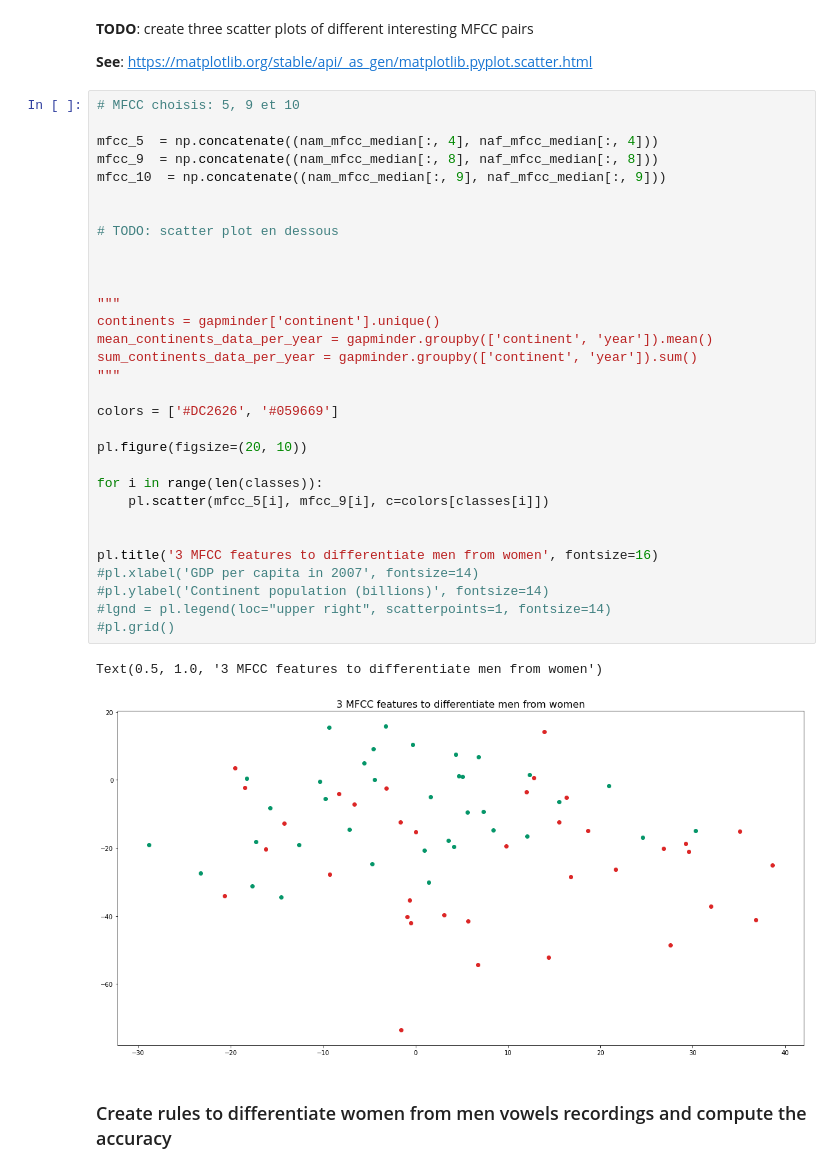
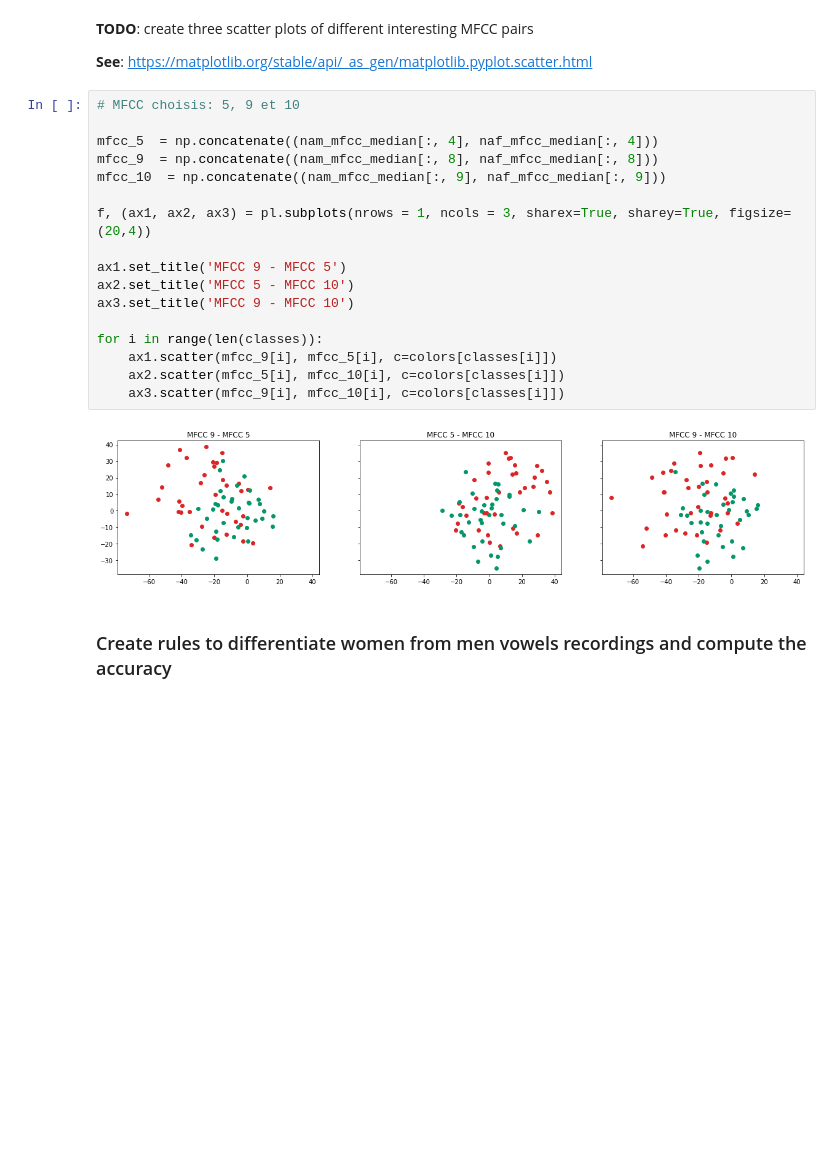
Before and after one commit to heig-vkaelin/arn, a Jupyter notebook: pw1/ARN_PW1.ipynb, the cells around one changed output. Cells and saved outputs as stored; diff of their text form; blank space fills up the shorter version.

Commit message:
feat(labo1): add scatter plots

```diff
--- a/pw1/ARN_PW1.ipynb
+++ b/pw1/ARN_PW1.ipynb
@@ -135,40 +135,25 @@ classes = np.concatenate((
 **TODO**: create three scatter plots of different interesting MFCC pairs
 
 **See**: https://matplotlib.org/stable/api/_as_gen/matplotlib.pyplot.scatter.html
-# %%
-# MFCC choisis: 5, 9 et 10
-
-mfcc_5  = np.concatenate((nam_mfcc_median[:, 4], naf_mfcc_median[:, 4]))
-mfcc_9  = np.concatenate((nam_mfcc_median[:, 8], naf_mfcc_median[:, 8]))
-mfcc_10  = np.concatenate((nam_mfcc_median[:, 9], naf_mfcc_median[:, 9]))
-
-
-# TODO: scatter plot en dessous
-
-
-
-"""
-continents = gapminder['continent'].unique()
-mean_continents_data_per_year = gapminder.groupby(['continent', 'year']).mean()
-sum_continents_data_per_year = gapminder.groupby(['continent', 'year']).sum()
-"""
-
-colors = ['#DC2626', '#059669']
-
-pl.figure(figsize=(20, 10))
-
-for i in range(len(classes)):
-    pl.scatter(mfcc_5[i], mfcc_9[i], c=colors[classes[i]])
-
-
-pl.title('3 MFCC features to differentiate men from women', fontsize=16)
-#pl.xlabel('GDP per capita in 2007', fontsize=14)
-#pl.ylabel('Continent population (billions)', fontsize=14)
-#lgnd = pl.legend(loc="upper right", scatterpoints=1, fontsize=14)
-#pl.grid()
-# %% [output]
-Text(0.5, 1.0, '3 MFCC features to differentiate men from women')
-[figure, removed]
+# %%
+# MFCC choisis: 5, 9 et 10
+
+mfcc_5  = np.concatenate((nam_mfcc_median[:, 4], naf_mfcc_median[:, 4]))
+mfcc_9  = np.concatenate((nam_mfcc_median[:, 8], naf_mfcc_median[:, 8]))
+mfcc_10  = np.concatenate((nam_mfcc_median[:, 9], naf_mfcc_median[:, 9]))
+
+f, (ax1, ax2, ax3) = pl.subplots(nrows = 1, ncols = 3, sharex=True, sharey=True, figsize=(20,4))
+
+ax1.set_title('MFCC 9 - MFCC 5')
+ax2.set_title('MFCC 5 - MFCC 10')
+ax3.set_title('MFCC 9 - MFCC 10')
+
+for i in range(len(classes)):
+    ax1.scatter(mfcc_9[i], mfcc_5[i], c=colors[classes[i]])
+    ax2.scatter(mfcc_5[i], mfcc_10[i], c=colors[classes[i]])
+    ax3.scatter(mfcc_9[i], mfcc_10[i], c=colors[classes[i]])
+# %% [output]
+[figure, added]
 # %% [markdown]
 ### Create rules to differentiate women from men vowels recordings and compute the accuracy
 # %%
```
